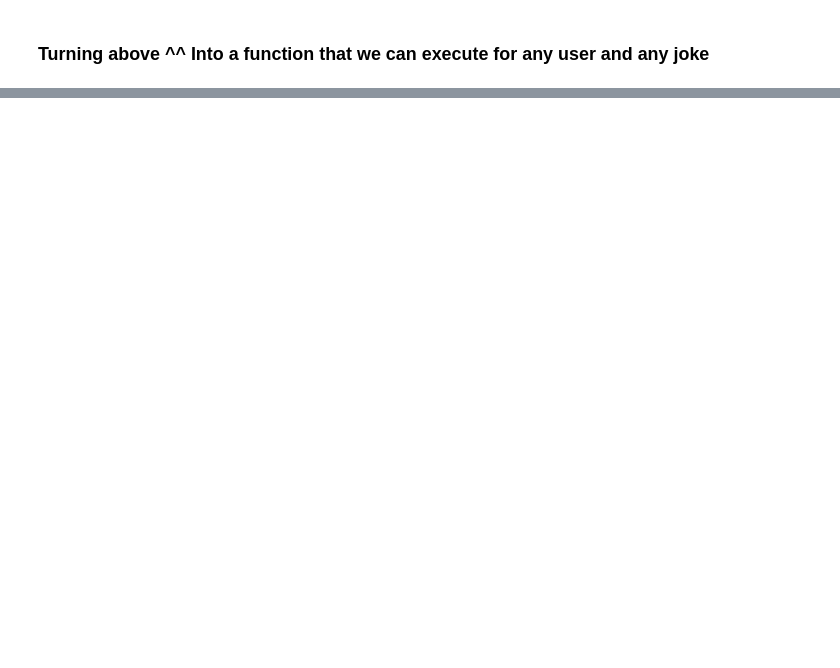
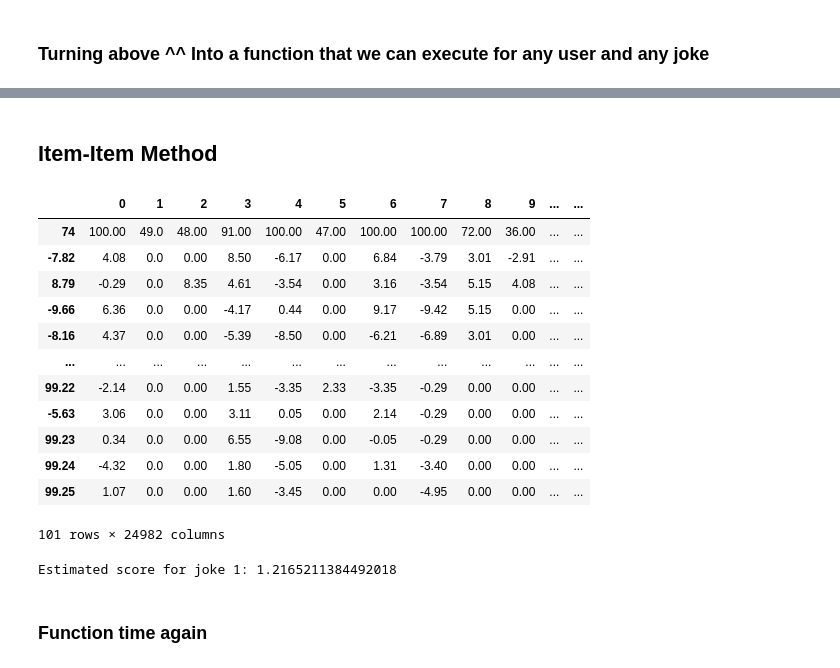
Before and after one commit to MitchKubina/Joke_Recommender, a Jupyter notebook: joke_recommender.ipynb, the cells around one changed output, grey strips where cells are left out. Drawn from its saved outputs; the diff is of its cells as text; code cells hidden in the pictures; blank space fills up the shorter version.

Commit message:
Item-Item also implemented

```diff
--- a/joke_recommender.ipynb
+++ b/joke_recommender.ipynb
@@ -199,0 +195,20 @@ np.float64(-0.29)
+# %% [markdown]
+## Item-Item Method
+# %%
+jester_T = jester_1.T
+jester_T
+#jester_T.iloc[1].to_numpy()
+# %% [output]
+|  | 0 | 1 | 2 | 3 | 4 | 5 | 6 | 7 | 8 | 9 | ... | ... |
+| 74 | 100.00 | 49.0 | 48.00 | 91.00 | 100.00 | 47.00 | 100.00 | 100.00 | 72.00 | 36.00 | ... | ... |
+| -7.82 | 4.08 | 0.0 | 0.00 | 8.50 | -6.17 | 0.00 | 6.84 | -3.79 | 3.01 | -2.91 | ... | ... |
+| 8.79 | -0.29 | 0.0 | 8.35 | 4.61 | -3.54 | 0.00 | 3.16 | -3.54 | 5.15 | 4.08 | ... | ... |
+| -9.66 | 6.36 | 0.0 | 0.00 | -4.17 | 0.44 | 0.00 | 9.17 | -9.42 | 5.15 | 0.00 | ... | ... |
+| -8.16 | 4.37 | 0.0 | 0.00 | -5.39 | -8.50 | 0.00 | -6.21 | -6.89 | 3.01 | 0.00 | ... | ... |
+| ... | ... | ... | ... | ... | ... | ... | ... | ... | ... | ... | ... | ... |
+| 99.22 | -2.14 | 0.0 | 0.00 | 1.55 | -3.35 | 2.33 | -3.35 | -0.29 | 0.00 | 0.00 | ... | ... |
+| -5.63 | 3.06 | 0.0 | 0.00 | 3.11 | 0.05 | 0.00 | 2.14 | -0.29 | 0.00 | 0.00 | ... | ... |
+| 99.23 | 0.34 | 0.0 | 0.00 | 6.55 | -9.08 | 0.00 | -0.05 | -0.29 | 0.00 | 0.00 | ... | ... |
+| 99.24 | -4.32 | 0.0 | 0.00 | 1.80 | -5.05 | 0.00 | 1.31 | -3.40 | 0.00 | 0.00 | ... | ... |
+| 99.25 | 1.07 | 0.0 | 0.00 | 1.60 | -3.45 | 0.00 | 0.00 | -4.95 | 0.00 | 0.00 | ... | ... |
+101 rows × 24982 columns
@@ -199,0 +229,41 @@ np.float64(-0.29)
+# %%
+#Going to try again, joke #1 for user 2
+
+second_joke = jester_T.iloc[1].to_numpy()
+#second_user = second_user.to_numpy()
+
+top_3_closest = np.zeros((3,2))
+
+for i in range(1, len(jester_T)):
+    if (i != 2):
+        row = jester_T.iloc[i].to_numpy()
+        if (row[2] != 0.0):
+            corr = item_correlation(second_joke, row)
+            if corr > top_3_closest[0,0]:
+                #print(f"Item {i} is good with correlation {corr}")
+
+
+                top_3_closest[0,0] = corr
+                top_3_closest[0,1] = i
+
+                top_3_closest = top_3_closest[top_3_closest[:, 0].argsort()]
+                #print(top_3_closest)
+
+#print(top_3_closest)
+
+#Joke rating
+total_sim = 0
+sim_score = 0
+#Loop through the 3 jokes and their correlations
+#Average the average value of the joke with the similarity
+
+for i in range(top_3_closest.shape[0]):
+    sim_score += top_3_closest[i,0] * second_joke[i]
+    total_sim += top_3_closest[i,0]
+
+
+print(f"Estimated score for joke 1: {sim_score * (1/total_sim)}")
+# %% [output]
+Estimated score for joke 1: 1.2165211384492018
+# %% [markdown]
+### Function time again
```
Also changed, not shown: parts of 5 cells of this notebook.
